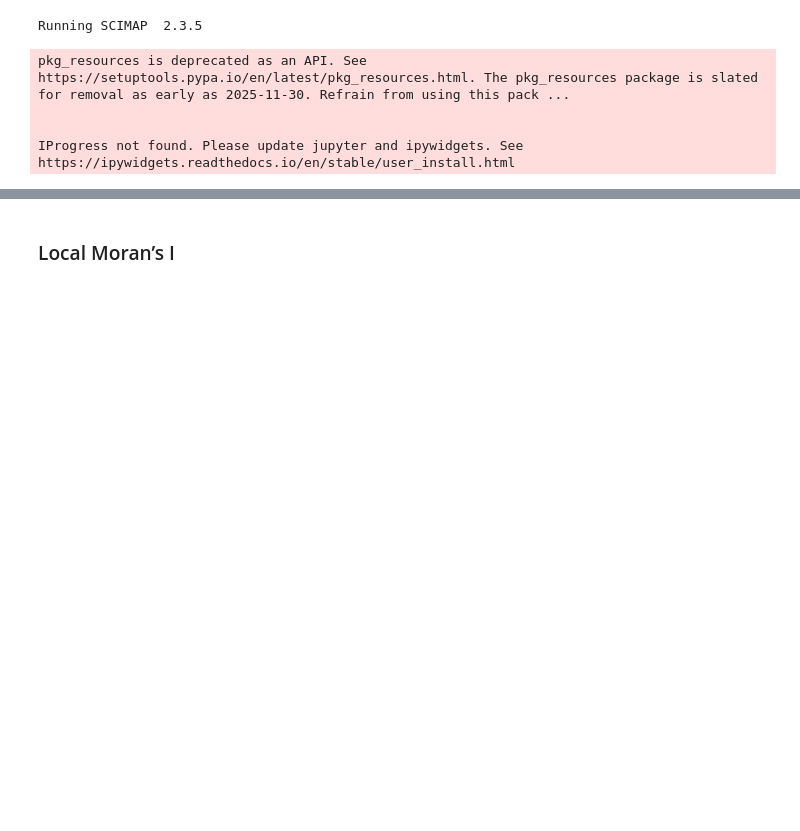
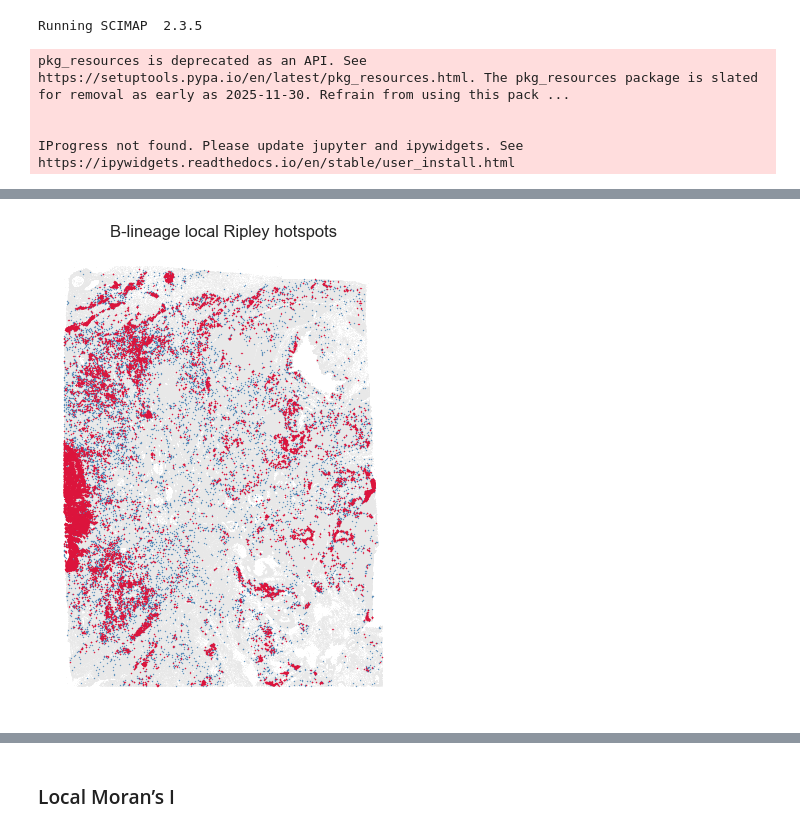
Before and after one commit to Bashford-Rogers-lab/SpatioEv, a Jupyter notebook: notebooks/04_dev_spatial_stats.ipynb, the cells around one changed output, grey strips where cells are left out. Drawn from its saved outputs; the diff is of its cells as text; code cells hidden in the pictures; blank space fills up the shorter version.

```diff
--- a/notebooks/04_dev_spatial_stats.ipynb
+++ b/notebooks/04_dev_spatial_stats.ipynb
@@ -256,0 +64,9 @@ morans_i_by_image(
+# %%
+# read in pixel features
+pix = pd.read_csv("data/exp_2/pixel_features.csv", index_col=0)
+pix.head()
+
+# join pixel features into adata.obs by label and fov
+adata.obs = adata.obs.merge(pix,
+                            on=["label", "fov"],
+                            how="left")
@@ -256,0 +222,62 @@ morans_i_by_image(
+# %%
+hotspot_col = "ripley_local_hotspot__Tier_A__r50"
+
+import matplotlib.pyplot as plt
+import seaborn as sns
+
+source_mask = adata.obs["Tier_A"] == "B lineage"
+hot_mask = source_mask & adata.obs["ripley_local_hotspot__Tier_A__r50"].fillna(False)
+
+fig, ax = plt.subplots(figsize=(6, 6))
+
+# all cells in gray
+sns.scatterplot(
+    data=adata.obs,
+    x="X_centroid",
+    y="Y_centroid",
+    color="lightgray",
+    s=0.3,
+    alpha=0.3,
+    linewidth=0,
+    ax=ax,
+)
+
+# non-hotspot B-lineage cells
+sns.scatterplot(
+    data=adata.obs[source_mask & ~hot_mask],
+    x="X_centroid",
+    y="Y_centroid",
+    color="steelblue",
+    s=1,
+    alpha=0.8,
+    linewidth=0,
+    ax=ax,
+)
+
+# hotspot B-lineage cells
+sns.scatterplot(
+    data=adata.obs[hot_mask],
+    x="X_centroid",
+    y="Y_centroid",
+    color="crimson",
+    s=1,
+    alpha=0.8,
+    linewidth=0,
+    ax=ax,
+)
+
+ax.invert_yaxis()
+ax.set_aspect("equal")
+ax.set_xticks([])
+ax.set_yticks([])
+ax.set_xlabel("")
+ax.set_ylabel("")
+ax.grid(False)
+
+for spine in ax.spines.values():
+    spine.set_visible(False)
+
+plt.title("B-lineage local Ripley hotspots")
+plt.show()
+# %% [output]
+[figure, added]
```
Also changed, not shown: parts of 87 cells of this notebook, 39 other files.
